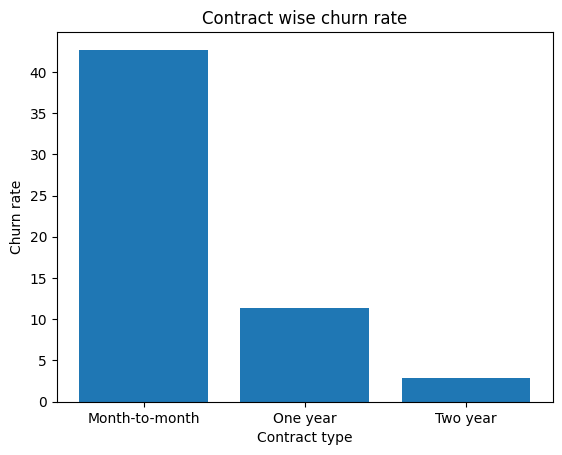
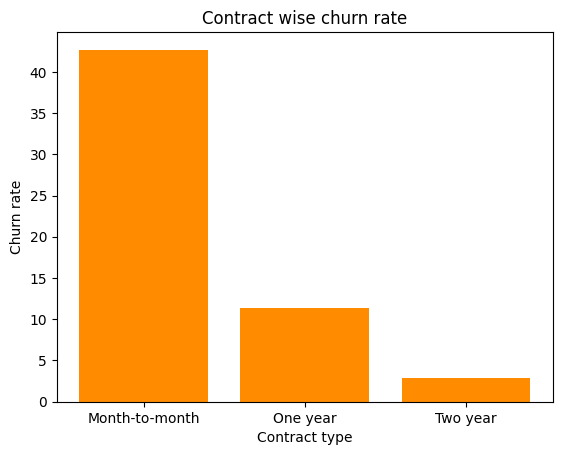
The change to this notebook cell's code, shown as a diff; its figure went from the first image to the second:
--- before
+++ after
@@ -1,5 +1,5 @@
 ## Visualization
 plt.figure()
-plt.bar(x=contract_wise_churn['Contract'], height=contract_wise_churn['Churn_Rate'])
+plt.bar(x=contract_wise_churn['Contract'], height=contract_wise_churn['Churn_Rate'], color='darkorange')
 plt.title("Contract wise churn rate")
 plt.xlabel("Contract type")

Commit: modify files